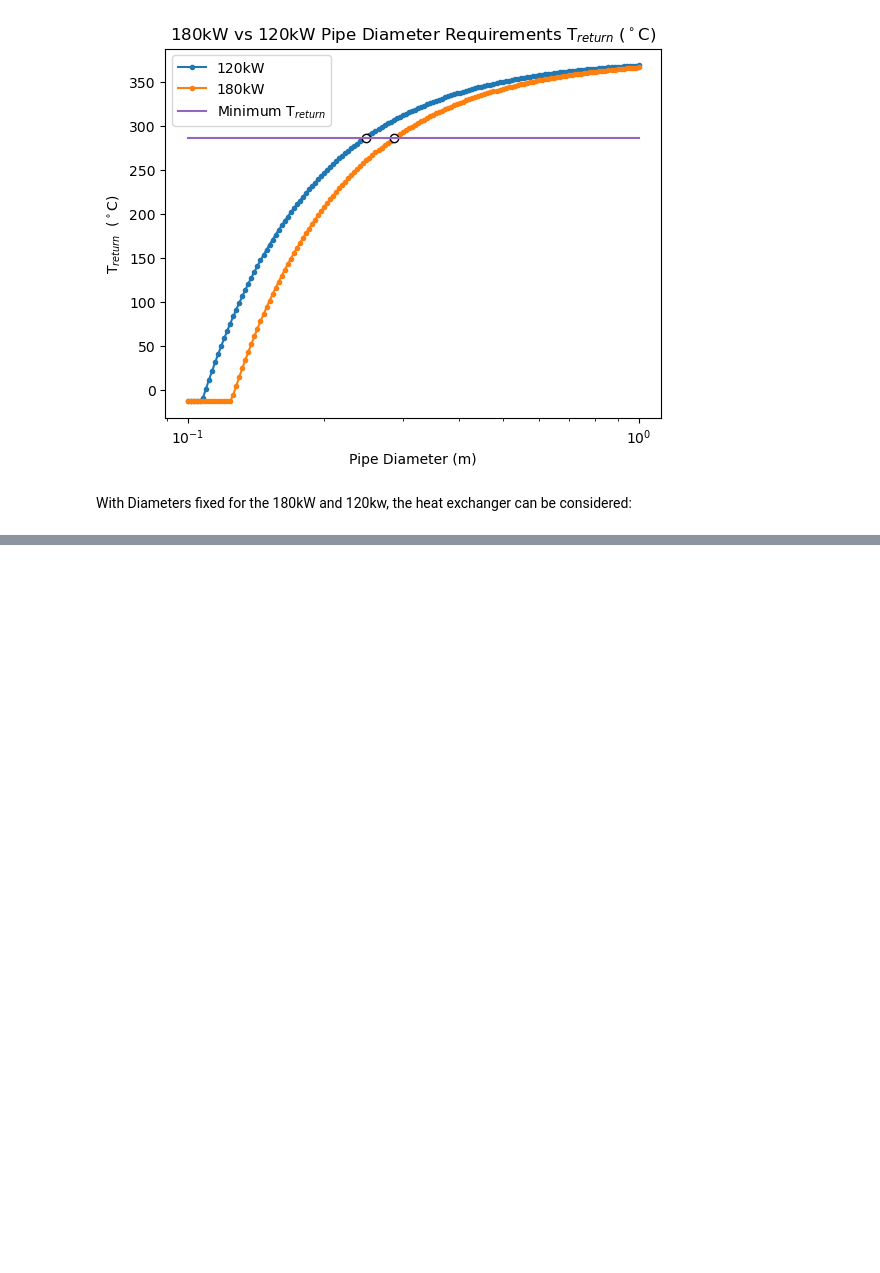
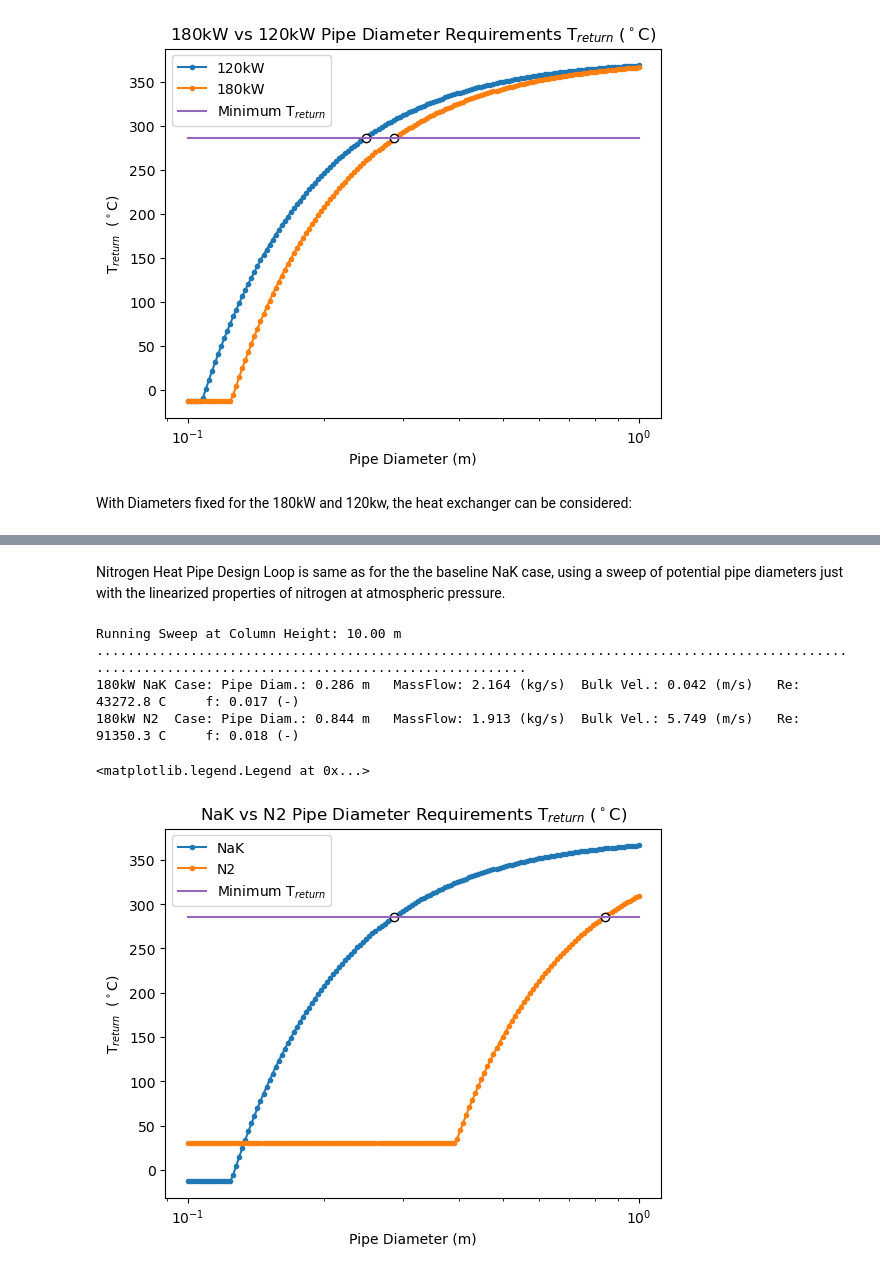
Before and after one commit to rpberlin/Python_bin, a Jupyter notebook: okloMiniProject.ipynb, the cells around one changed output, grey strips where cells are left out. Cells and saved outputs as stored; diff of their text form; code cells hidden in the pictures; blank space fills up the shorter version.

Commit message:
big update to lots of new files, first vscode try

```diff
--- a/okloMiniProject.ipynb
+++ b/okloMiniProject.ipynb
@@ -381,0 +398,42 @@ print(tubeD120, N120, L120, Wxchg120, bestHxchg120, bestMaxDimension120)
+# %% [markdown]
+Nitrogen Heat Pipe Design Loop is same as for the the baseline NaK case, using a sweep of potential pipe diameters just with the linearized properties of nitrogen at atmospheric pressure.
+# %%
+TreturnShutdownGridN2 = np.zeros([nPipePts,nHpts])
+
+for j, deltaH in enumerate(deltaHs):
+    print(f'Running Sweep at Column Height: {deltaH:.2f} m')
+    firstN2flag =0
+    for i, pipeDiam in enumerate(pipeDiams):
+        print('.',end='')
+        totalPipeLength = 2*(deltaH+deltaL)
+        dGrid[i,j]=pipeDiam
+        dHGrid[i,j]=deltaH
+        mdotShutdownN2, Ushutdownv, TreturnShutdownN2, rhoShutdownN2, muShutdownN2, fN2  = cPipe_solveBuoyantFlowLoop(QdotShutdown, ThotShutdown, rho_N2, drho_dT_N2, cp_N2, mu_N2, dmu_dT_N2, 7.0, pipeDiam, totalPipeLength, deltaH,.03)
+        TreturnShutdownGridN2[i,j] =max(TreturnShutdownN2,Tambient)
+        if TreturnShutdownN2 > TreturnMin and firstN2flag ==0:
+            firstN2flag = 1
+            mdotN2, UN2, TrN2, rhoN2, muN2, fN2 = mdotShutdownN2, Ushutdownv, TreturnShutdownN2, rhoShutdownN2, muShutdownN2, fN2
+            diamN2 = pipeDiam
+            ReN2 = rhoN2*UN2*diamN2/muN2
+    print('.')
+#print(f'120kW Case- Pipe Diameter: {diam120:.3f} m\t Mass Flow: {Tr120:.1f} C {TreturnNominal:.1f} C')
+print(f'180kW NaK Case: Pipe Diam.: {diam180:.3f} m   MassFlow: {mdot180:.3f} (kg/s)  Bulk Vel.: {U180:.3f} (m/s)   Re: {Re180:.1f} C\t f: {f180:.3f} (-)')
+print(f'180kW N2  Case: Pipe Diam.: {diamN2:.3f} m   MassFlow: {mdotN2:.3f} (kg/s)  Bulk Vel.: {UN2:.3f} (m/s)   Re: {ReN2:.1f} C\t f: {fN2:.3f} (-)')
+
+fig3 = plt.figure()
+plt.semilogx(pipeDiams, TreturnShutdownGrid180,'.-', label=r'NaK')
+plt.semilogx(pipeDiams, TreturnShutdownGridN2,'.-', label=r'N2')
+plt.semilogx(diam180, TreturnMin,marker="o",markeredgecolor="black", markerfacecolor="white")
+plt.semilogx(diamN2, TreturnMin,marker="o",markeredgecolor="black", markerfacecolor="white")
+plt.semilogx(pipeDiams, TreturnMin*np.ones(len(pipeDiams)),label='Minimum T$_{return}$')
+plt.xlabel('Pipe Diameter (m)')
+plt.ylabel('T$_{return}$  ($^\circ$C)')
+plt.title('NaK vs N2 Pipe Diameter Requirements T$_{return}$ ($^\circ$C)')
+plt.legend()
+# %% [output]
+Running Sweep at Column Height: 10.00 m
+.......................................................................................................................................................
+180kW NaK Case: Pipe Diam.: 0.286 m   MassFlow: 2.164 (kg/s)  Bulk Vel.: 0.042 (m/s)   Re: 43272.8 C     f: 0.017 (-)
+180kW N2  Case: Pipe Diam.: 0.844 m   MassFlow: 1.913 (kg/s)  Bulk Vel.: 5.749 (m/s)   Re: 91350.3 C     f: 0.018 (-)
+<matplotlib.legend.Legend at 0x...>
+[figure, added]
```
Also changed, not shown: parts of 4 cells of this notebook, 39 other files.
